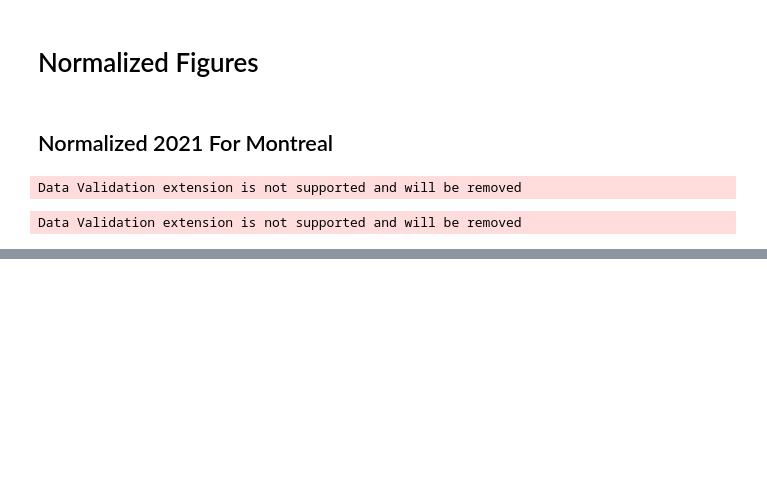
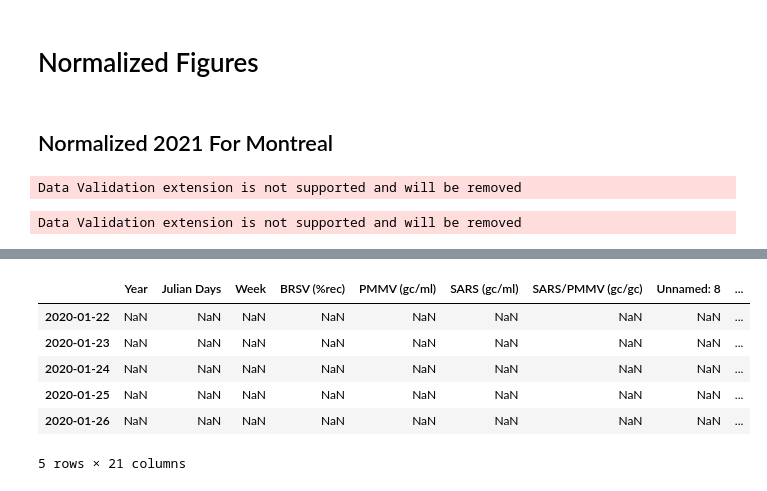
Before and after one commit to modelEAU/ODM-Import, a Jupyter notebook: notebooks/figs_from_mcgill_compil.ipynb, the cells around one changed output, grey strips where cells are left out. Drawn from its saved outputs; the diff is of its cells as text; code cells hidden in the pictures; blank space fills up the shorter version.

```diff
--- a/notebooks/figs_from_mcgill_compil.ipynb
+++ b/notebooks/figs_from_mcgill_compil.ipynb
@@ -302,0 +269,15 @@ Data Validation extension is not supported and will be removed
+# %%
+test = qc.set_index("Date")
+cases_qc = get_cases_from_ledevoir("Capitale-Nationale", start_date=None, end_date =None)
+b = pd.concat([test, cases_qc], axis=1)
+df = b[[]]
+df.columns = [NORM_COL, SARS_COL,  PMMV_COL, "dc"]
+b.head()
+# %% [output]
+|  | Year | Julian Days | Week | BRSV (%rec) | PMMV (gc/ml) | SARS (gc/ml) | SARS/PMMV (gc/gc) | Unnamed: 8 | ... |
+| 2020-01-22 | NaN | NaN | NaN | NaN | NaN | NaN | NaN | NaN | ... |
+| 2020-01-23 | NaN | NaN | NaN | NaN | NaN | NaN | NaN | NaN | ... |
+| 2020-01-24 | NaN | NaN | NaN | NaN | NaN | NaN | NaN | NaN | ... |
+| 2020-01-25 | NaN | NaN | NaN | NaN | NaN | NaN | NaN | NaN | ... |
+| 2020-01-26 | NaN | NaN | NaN | NaN | NaN | NaN | NaN | NaN | ... |
+5 rows × 21 columns
```
Also changed, not shown: parts of 10 cells of this notebook, 4 other files.
